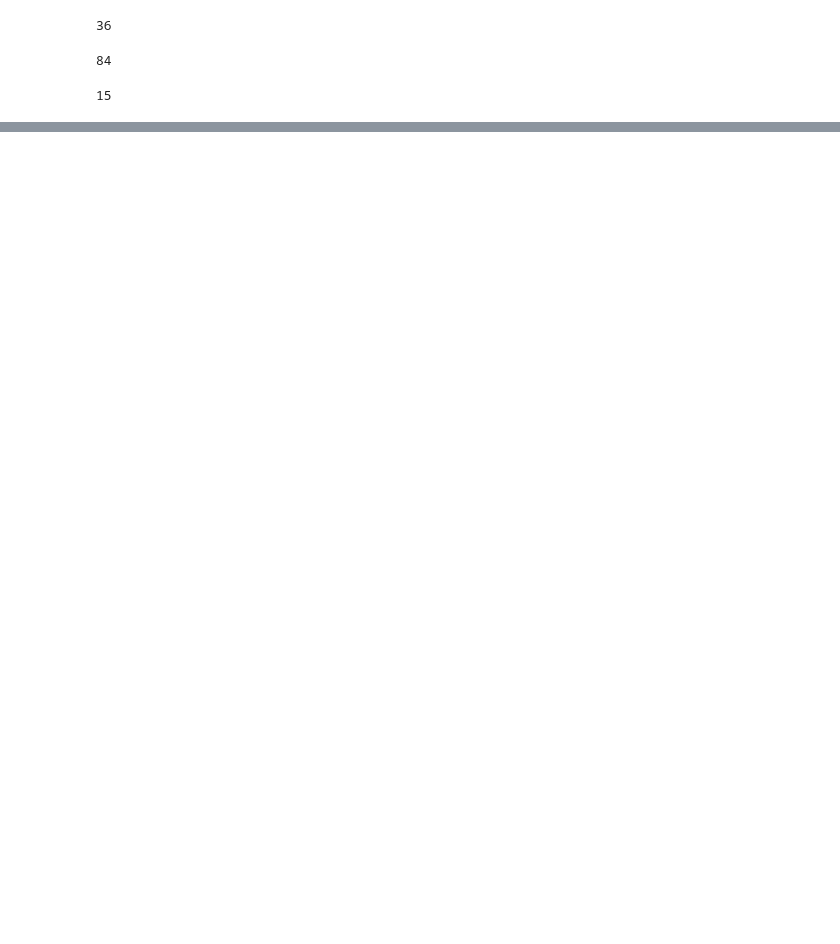
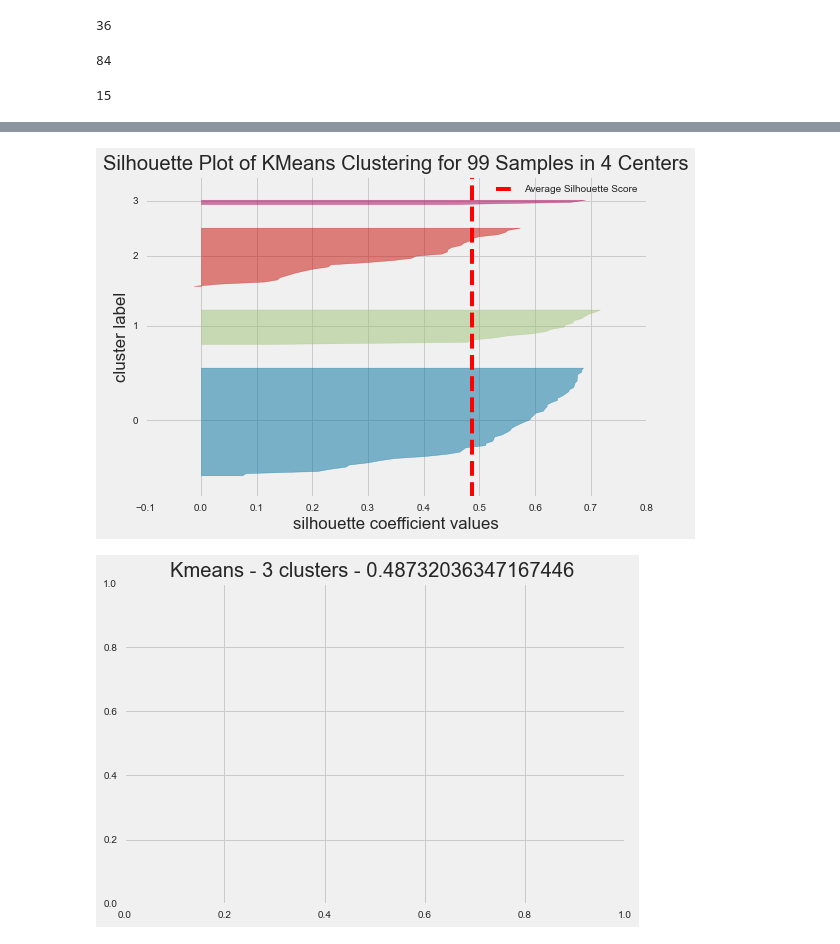
Before and after one commit to matthew-samyn/challenge-clustering, a Jupyter notebook: main.ipynb, the cells around one changed output, grey strips where cells are left out. Drawn from its saved outputs; the diff is of its cells as text; code cells hidden in the pictures; blank space fills up the shorter version.

```diff
--- a/main.ipynb
+++ b/main.ipynb
@@ -466,10 +433,20 @@ For 5 clusters:  The average silhouette_score is : 0.3747487340358999
 # %%
 # https://dzone.com/articles/kmeans-silhouette-score-explained-with-python-exam
 from yellowbrick.cluster import silhouette_visualizer
 
 # Load a clustering dataset
-X = df_scaled[df_scaled['a2_x_fft_max', 'a2_y_mean', 'a2_y_fft_max', 'a2_y_range']]
+X = df_scaled[['x_fft_max', 'y_mean', 'y_fft_max', 'y_range']].values
 
 
 # Use the quick method and immediately show the figure
-silhouette_visualizer(KMeans(5, random_state=42), X, colors='yellowbrick')
+
+km = KMeans(4, random_state=42)
+km.fit(X)
+
+sil_score= silhouette_score(X, km.labels_)
+silhouette_visualizer(km, X, colors='yellowbrick')
+plt.title(f"Kmeans - 3 clusters - {sil_score} ")
+plt.show()
+# %% [output]
+[figure, added]
+[figure, added]
```
Also changed, not shown: parts of 6 cells of this notebook, 4 other files.
